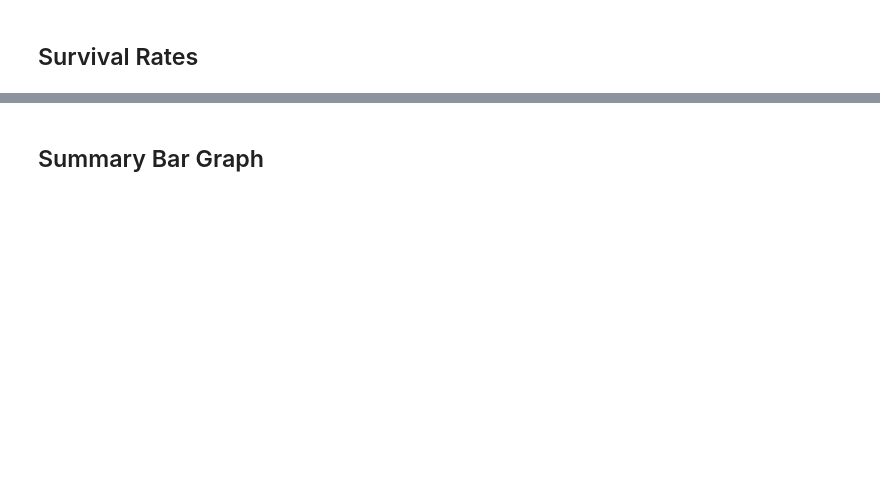
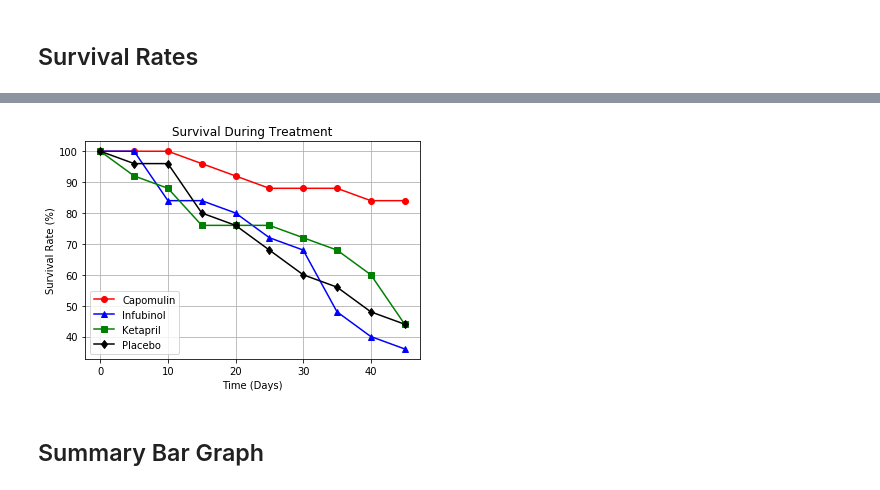
Before and after one commit to EssejTobor/matplotlib-challenge, a Jupyter notebook: Pymaceuticals.ipynb, the cells around one changed output, grey strips where cells are left out. Saved outputs shown, nothing was run; the diff lists cells and outputs as text; code cells hidden in the pictures; blank space fills up the shorter version.

```diff
--- a/Pymaceuticals.ipynb
+++ b/Pymaceuticals.ipynb
@@ -172,7 +212,9 @@ mm_df.head()
 ## Survival Rates
 # %%
 # Store the Count of Mice Grouped by Drug and Timepoint (W can pass any metric)
-
+dt_mice = df.groupby(["Drug", "Timepoint"], as_index=False)
+mice_id = dt_mice["Mouse ID"].count()
 # Convert to DataFrame
-
+mice_df = pd.DataFrame(data=mice_id)
 # Preview DataFrame
+mice_df.head()
@@ -179,4 +228,5 @@ mm_df.head()
 # %%
 # Minor Data Munging to Re-Format the Data Frames
-
+mice_df_pivot = mice_df.pivot("Timepoint", "Drug", "Mouse ID")
 # Preview the Data Frame
+mice_df_pivot.head()
@@ -192,2 +241,25 @@ plt.show()
+# %%
+# Generate the Plot (Accounting for percentages)
+plt.plot(mice_df_pivot.index.values, mice_df_pivot.loc[:,"Capomulin"] / mice_df_pivot.loc[0,"Capomulin"] * 100,
+         marker ='o', color='red', label="Capomulin")
+plt.plot(mice_df_pivot.index.values, mice_df_pivot.loc[:,"Infubinol"] / mice_df_pivot.loc[0,"Infubinol"] * 100,
+         marker ='^', color='blue', label="Infubinol")
+plt.plot(mice_df_pivot.index.values, mice_df_pivot.loc[:,"Ketapril"] / mice_df_pivot.loc[0,"Ketapril"] * 100,
+         marker ='s', color='green', label="Ketapril")
+plt.plot(mice_df_pivot.index.values, mice_df_pivot.loc[:,"Placebo"] / mice_df_pivot.loc[0,"Placebo"] * 100,
+         marker ='d', color='black', label="Placebo")
+
+plt.title("Survival During Treatment")
+plt.xlabel("Time (Days)")
+plt.ylabel("Survival Rate (%)")
+plt.grid()
+lgnd = plt.legend()
+# Save the Figure
+
+plt.savefig("Figures/Survival.png")
+# Show the Figure
+plt.show()
+# %% [output]
+[figure, added]
 # %% [markdown]
 ## Summary Bar Graph
```
Also changed, not shown: parts of 18 cells of this notebook, 4 other files.
